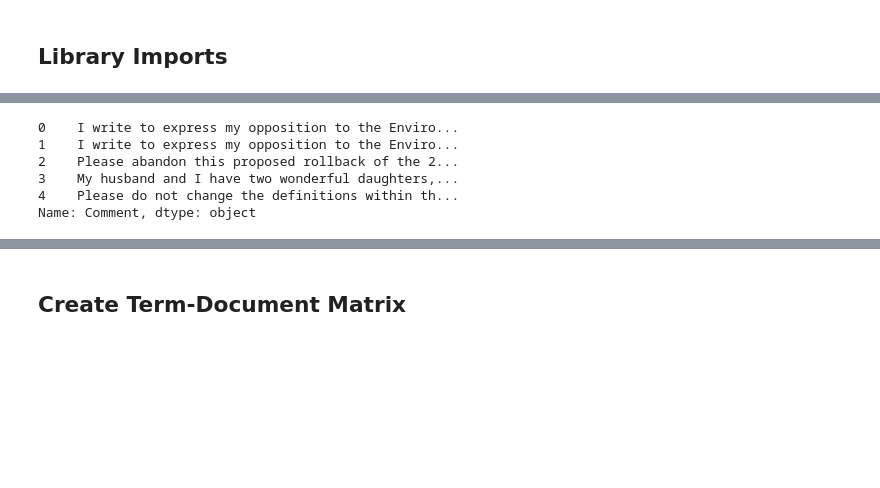
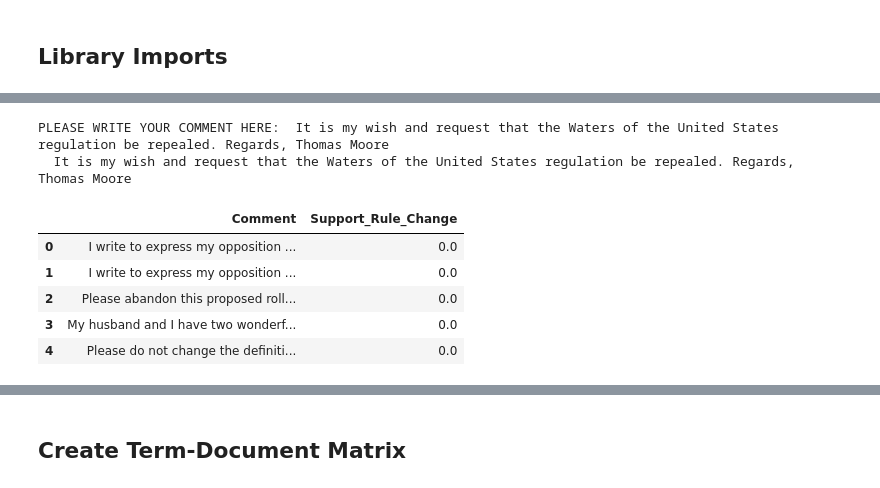
Before and after one commit to Data-Science-for-Conservation/WOTUS_Revision, a Jupyter notebook: WOTUS_analysis.ipynb, the cells around one changed output, grey strips where cells are left out. Cells and saved outputs as stored; diff of their text form; code cells hidden in the pictures; blank space fills up the shorter version.

Commit message:
feat: update data imports to create labeled test-train splits

```diff
--- a/WOTUS_analysis.ipynb
+++ b/WOTUS_analysis.ipynb
@@ -53,7 +58,7 @@ import pyLDAvis.sklearn
 # Un-comment and run cell to install pyLDAVis package
 # !{sys.executable} -m pip install pyldavis
 # %%
-full_df = pd.read_pickle('./Data/full_df.pkl')
+full_df = pd.read_pickle('./Data/full_labeled.pkl')
 
 full_df.head()
 # %% [output]
@@ -76,11 +71,21 @@ full_df.head()
+# %%
+# Segment comments and labels, drop duplicate comments, remove comment box artifacts
+comments = full_df.loc[:, ['Comment', 'Support_Rule_Change']]
+print(comments.loc[5993, 'Comment'])
+
+comments.drop_duplicates(['Comment'], inplace=True)
+
+comments['Comment'] = comments['Comment'].apply(lambda s: s.replace('PLEASE WRITE YOUR COMMENT HERE:', ''))
+print(comments.loc[5993, 'Comment'])
+# %% [output]
+PLEASE WRITE YOUR COMMENT HERE:  It is my wish and request that the Waters of the United States regulation be repealed. Regards, Thomas Moore
+  It is my wish and request that the Waters of the United States regulation be repealed. Regards, Thomas Moore
 # %%
-comments = full_df['Comment']
-
 comments.head()
 # %% [output]
-0    I write to express my opposition to the Enviro...
-1    I write to express my opposition to the Enviro...
-2    Please abandon this proposed rollback of the 2...
-3    My husband and I have two wonderful daughters,...
-4    Please do not change the definitions within th...
-Name: Comment, dtype: object
+|  | Comment | Support_Rule_Change |
+| 0 | I write to express my opposition ... | 0.0 |
+| 1 | I write to express my opposition ... | 0.0 |
+| 2 | Please abandon this proposed roll... | 0.0 |
+| 3 | My husband and I have two wonderf... | 0.0 |
+| 4 | Please do not change the definiti... | 0.0 |
```
Also changed, not shown: parts of 7 cells of this notebook.
